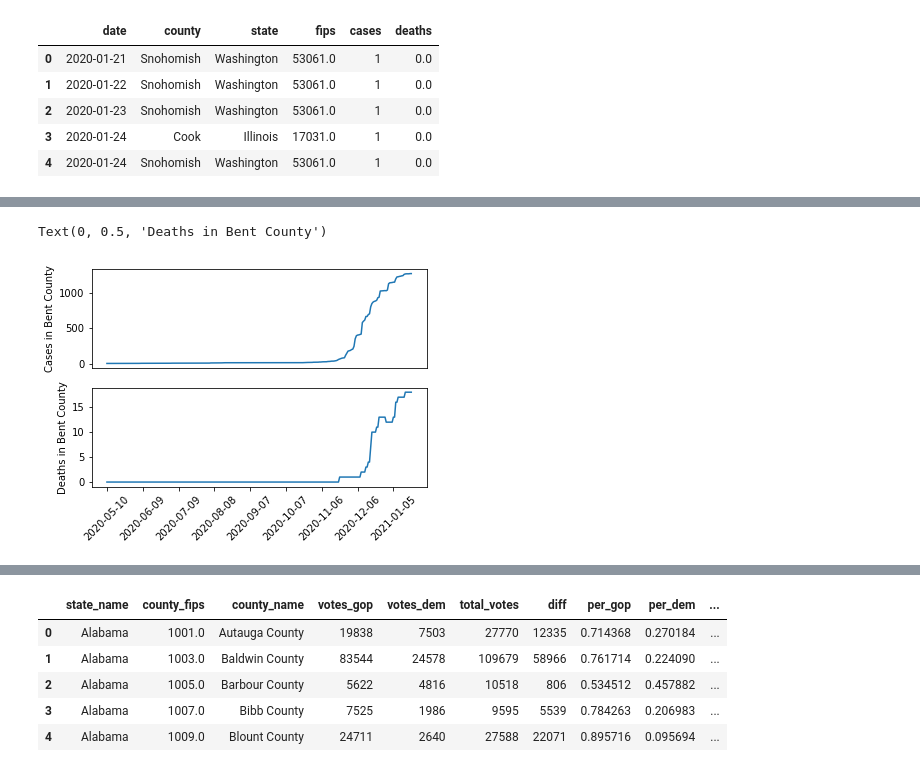
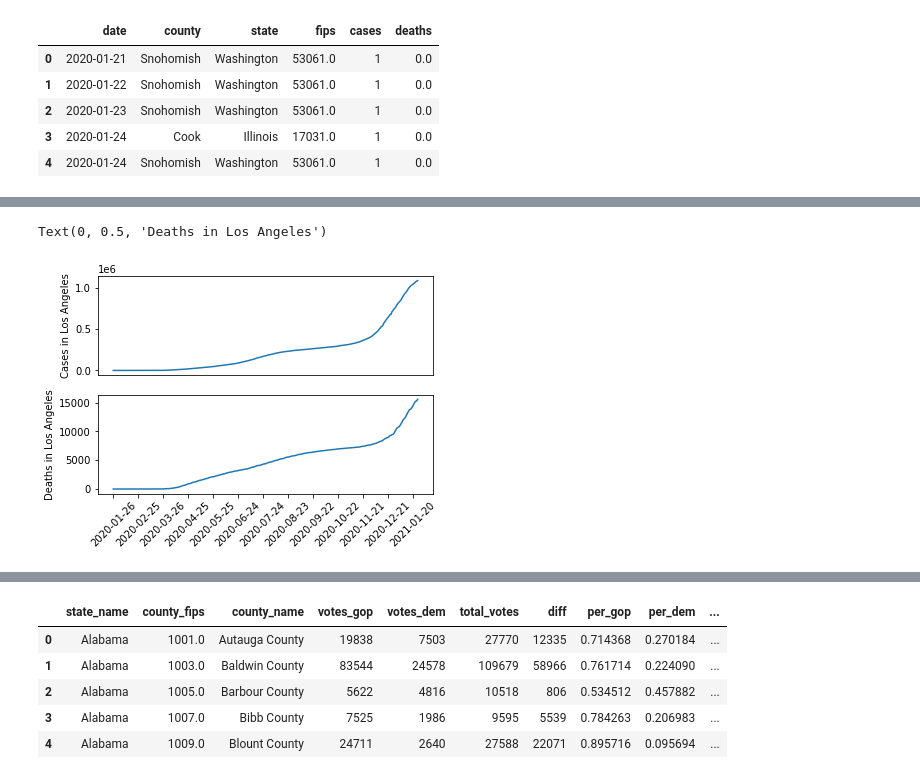
Before and after one commit to TimOgden/CoVID, a Jupyter notebook: 2020_election_results.ipynb, the cells around one changed output, grey strips where cells are left out. Drawn from its saved outputs; the diff is of its cells as text; code cells hidden in the pictures.

Commit message:
Confirmed cases work

```diff
--- a/2020_election_results.ipynb
+++ b/2020_election_results.ipynb
@@ -100,19 +101,21 @@ Data goes up to 2021-01-20
 # %%
-bent = df.loc[(df.state=='Colorado')&(df.county=='Bent')]
+county_name = 'Los Angeles'
+state_name = 'California'
+county = df.loc[(df.state==state_name)&(df.county==county_name)]
 plt.subplot(211)
-plt.plot(bent['date'],bent['cases'], label='Total Cases')
+plt.plot(county['date'],county['cases'], label='Total Cases')
 plt.xticks([])
-plt.ylabel('Cases in Bent County')
+plt.ylabel('Cases in ' + county_name)
 plt.subplot(212)
-plt.xticks(np.arange(0,len(bent['date']),30),rotation=45)
-plt.plot(bent['date'],bent['deaths'],label='Total Deaths')
-plt.ylabel('Deaths in Bent County')
+plt.xticks(np.arange(0,len(county['date']),30),rotation=45)
+plt.plot(county['date'],county['deaths'],label='Total Deaths')
+plt.ylabel('Deaths in ' + county_name)
 
 #print('Population of Bent County:',
  #     election_covid_pops.loc[(election_covid_pops.state=='Colorado')&(election_covid_pops.county=='Bent')]['POPESTIMATE2019'])
 # %% [output]
-Text(0, 0.5, 'Deaths in Bent County')
+Text(0, 0.5, 'Deaths in Los Angeles')
-[figure, old version]
+[figure, new version]
 # %%
 covid_sums_latest = df.loc[(df.date<=last_date)].groupby(by='fips').max()
 covid_sums_n_days_ago = df.loc[df.date==first_date].groupby(by='fips').max()
```
Also changed, not shown: parts of 11 cells of this notebook, 2 other files.
